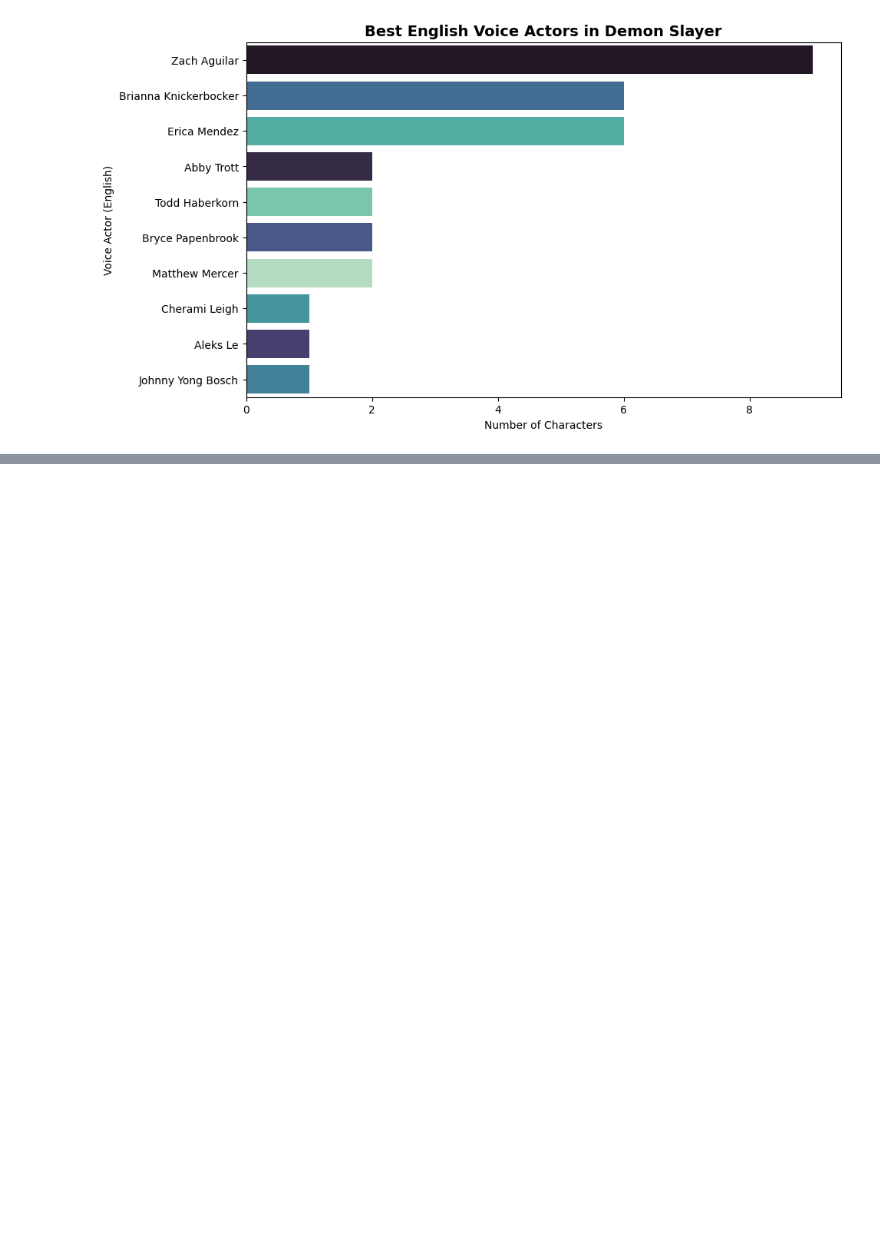
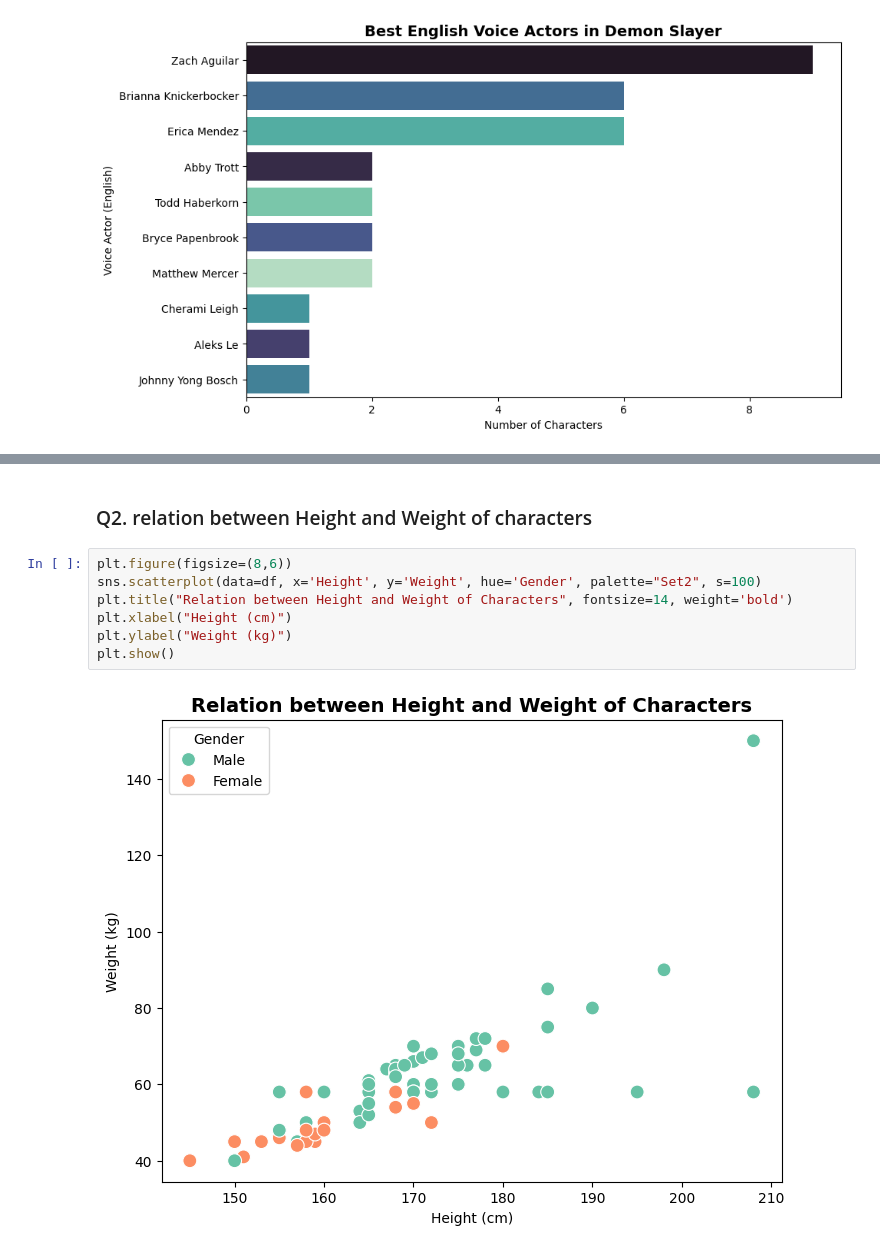
Before and after one commit to lukhi-laksh/Kaggle-Notebooks, a Jupyter notebook: Demon_Slayer_Character_Analysis.ipynb, the cells around one changed output, grey strips where cells are left out. Drawn from its saved outputs; the diff is of its cells as text; blank space fills up the shorter version.

```diff
--- a/Demon_Slayer_Character_Analysis.ipynb
+++ b/Demon_Slayer_Character_Analysis.ipynb
@@ -245,0 +273,11 @@ plt.show()
+# %% [markdown]
+### Q2. relation between Height and Weight of characters
+# %%
+plt.figure(figsize=(8,6))
+sns.scatterplot(data=df, x='Height', y='Weight', hue='Gender', palette="Set2", s=100)
+plt.title("Relation between Height and Weight of Characters", fontsize=14, weight='bold')
+plt.xlabel("Height (cm)")
+plt.ylabel("Weight (kg)")
+plt.show()
+# %% [output]
+[figure, added]
```
Also changed, not shown: parts of 10 cells of this notebook.
